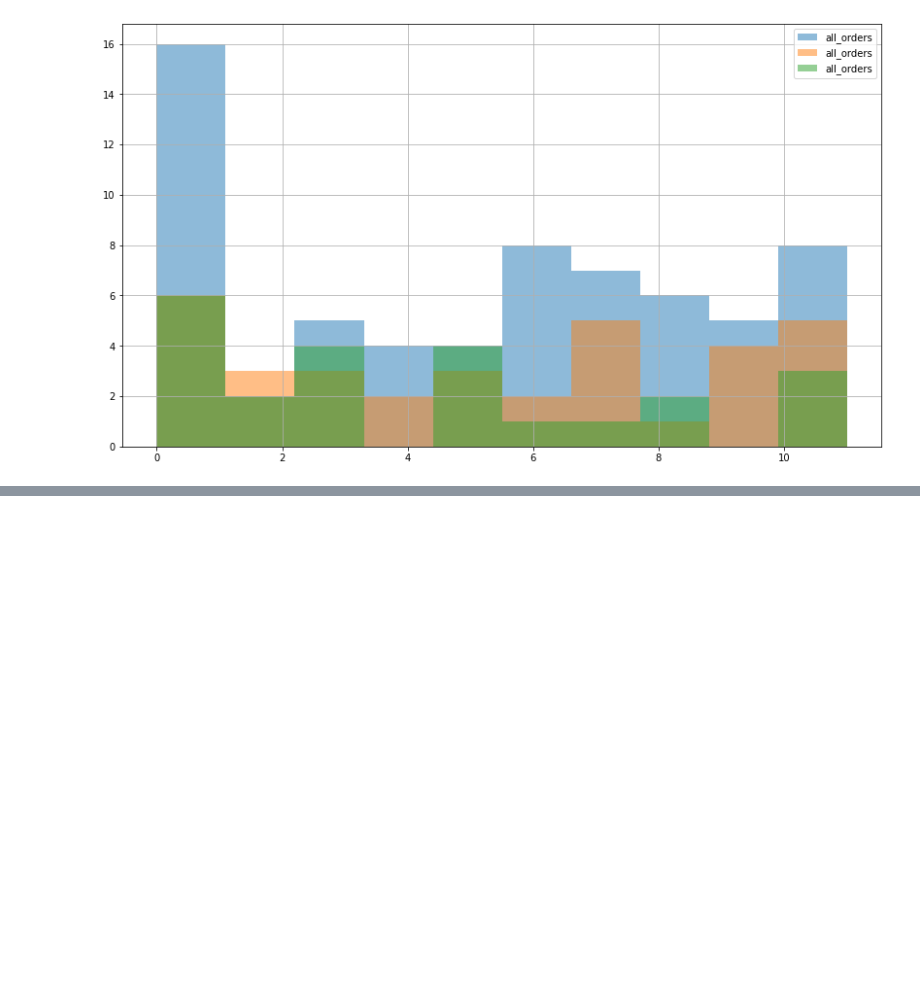
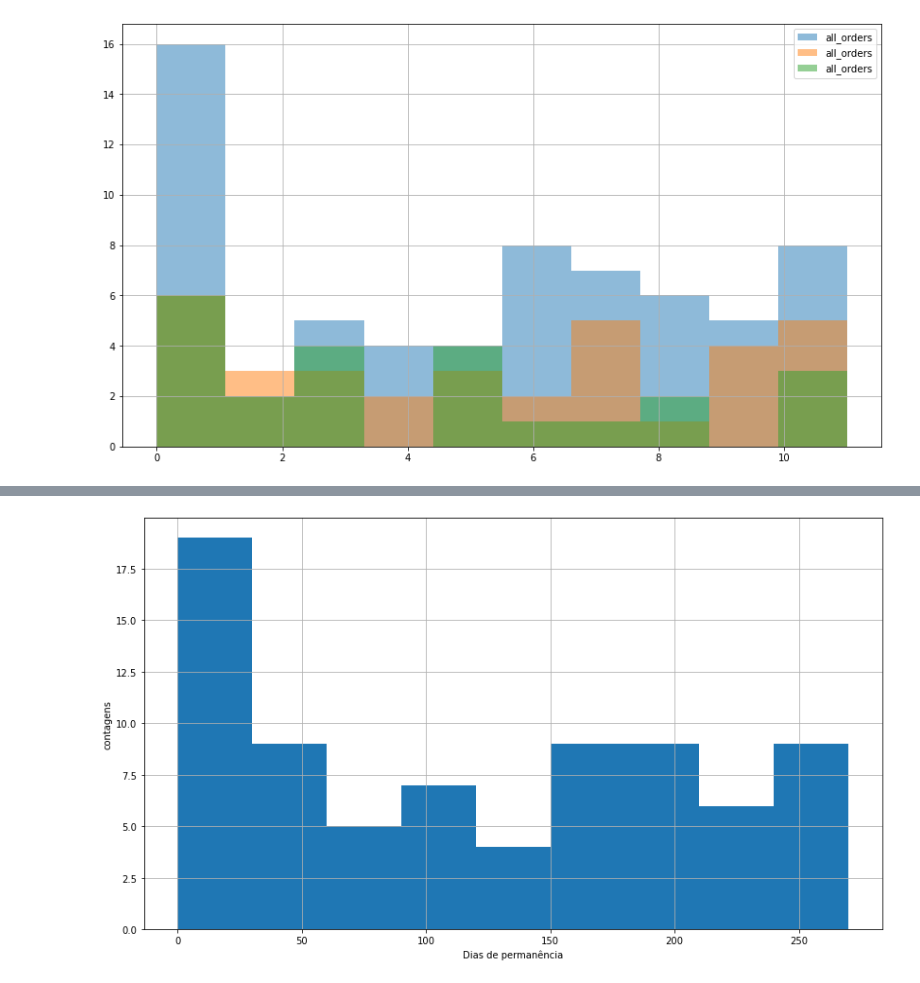
Before and after one commit to eduardoeqs/churn_analysis-Petlove, a Jupyter notebook: Analise.ipynb, the cells around one changed output, grey strips where cells are left out. Saved outputs shown, nothing was run; the diff lists cells and outputs as text; code cells hidden in the pictures; blank space fills up the shorter version.

```diff
--- a/Analise.ipynb
+++ b/Analise.ipynb
@@ -374,0 +392,8 @@ plt.show()
+# %%
+plt.figure(figsize = (14,8))
+df2['tempo_permanencia'].dt.days.hist(bins=range(0,300,30))
+plt.xlabel('Dias de permanência')
+plt.ylabel('contagens')
+plt.show()
+# %% [output]
+[figure, added]
```
Also changed, not shown: parts of 4 cells of this notebook.
